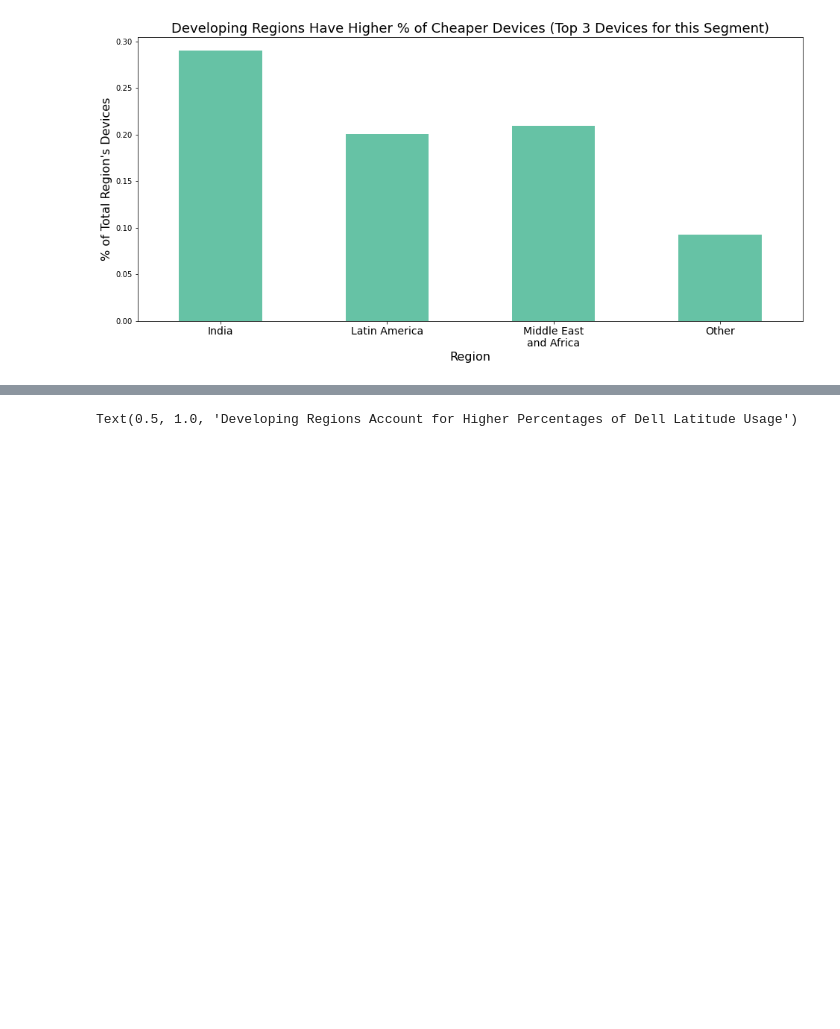
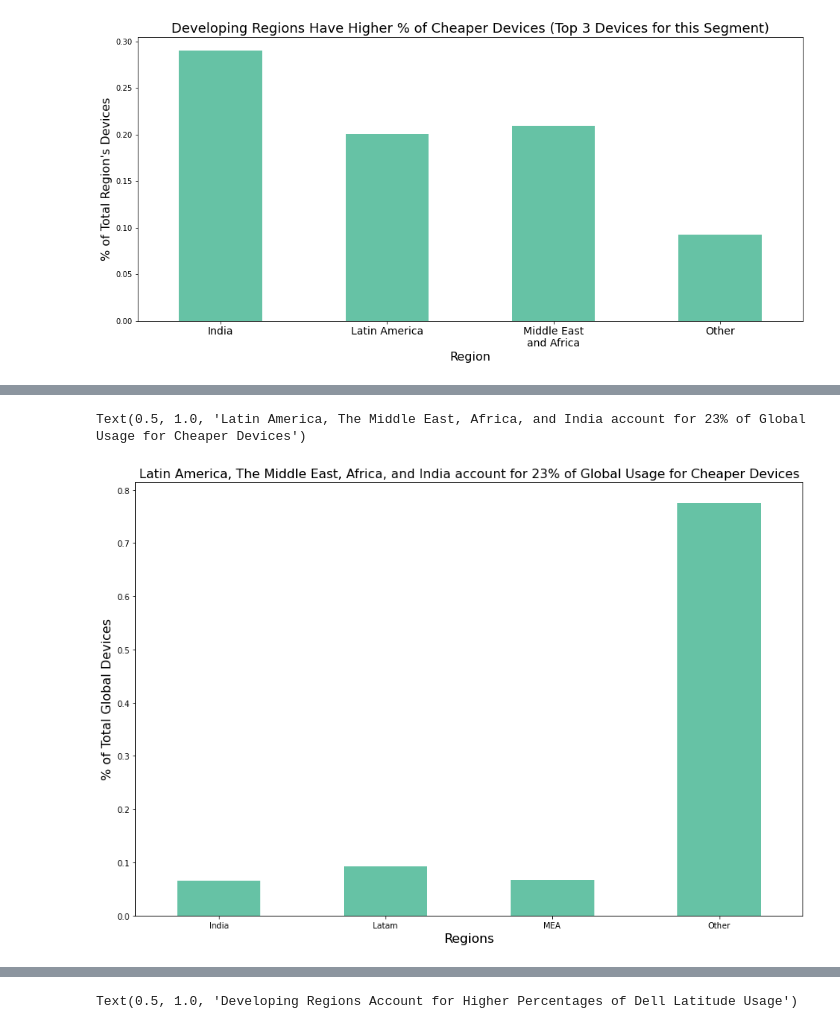
Before and after one commit to sam-cannon/X, a Jupyter notebook: Outlook Driver Anlaysis.ipynb, the cells around one changed output, grey strips where cells are left out. Saved outputs shown, nothing was run; the diff lists cells and outputs as text; code cells hidden in the pictures; blank space fills up the shorter version.

Commit message:
Driver plots with annotations and fancy stuff

```diff
--- a/Outlook Driver Anlaysis.ipynb
+++ b/Outlook Driver Anlaysis.ipynb
@@ -1243,0 +1226,4 @@ Text(0.5, 1.0, 'Developing Regions Have Higher % of Cheaper Devices (Top 3 Devic
+# %%
+cheaps_percs = cheaps.groupby(cheaps.index // 3).sum()
+# %%
+cheaps_percs['region'] = [x for x in cheaps.User_A13Region.unique()]
@@ -1243,0 +1247,25 @@ Text(0.5, 1.0, 'Developing Regions Have Higher % of Cheaper Devices (Top 3 Devic
+# %%
+regions = []
+
+devs = ['Latam', 'MEA', 'India']
+
+for x in cheaps_percs['region']:
+
+    if x not in devs:
+
+        regions.append('Other')
+
+    elif x in devs:
+
+        regions.append(x)
+# %%
+cheaps_percs['regions'] = [x for x in regions]
+# %%
+cheaps_percs.groupby('regions')['% of total'].sum().plot(kind = 'bar', figsize = (15, 10))
+plt.xticks(rotation = 0)
+plt.ylabel('% of Total Global Devices', fontsize = 16)
+plt.xlabel('Regions', fontsize = 16)
+plt.title('Latin America, The Middle East, Africa, and India account for 23% of Global Usage for Cheaper Devices', fontsize = 16)
+# %% [output]
+Text(0.5, 1.0, 'Latin America, The Middle East, Africa, and India account for 23% of Global Usage for Cheaper Devices')
+[figure, added]
```
Also changed, not shown: parts of 20 cells of this notebook.
